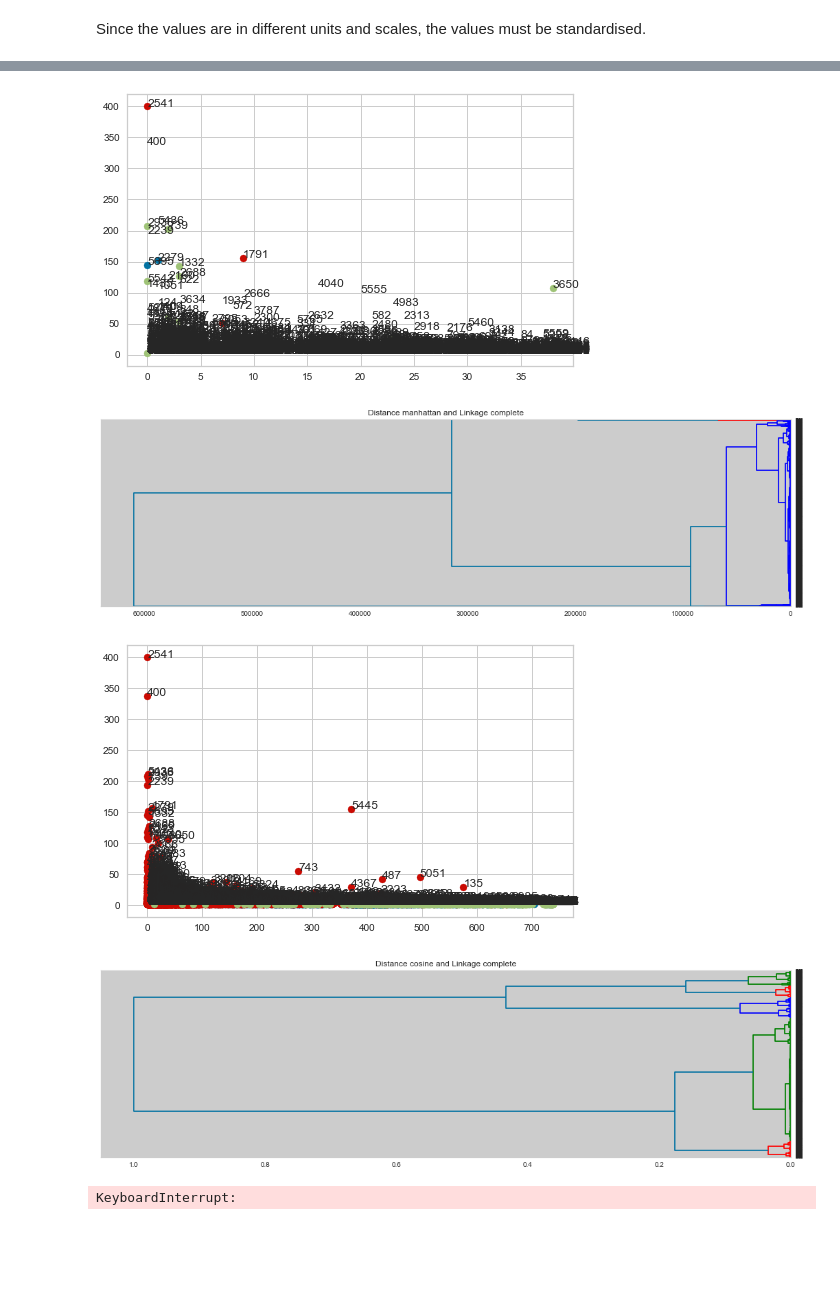
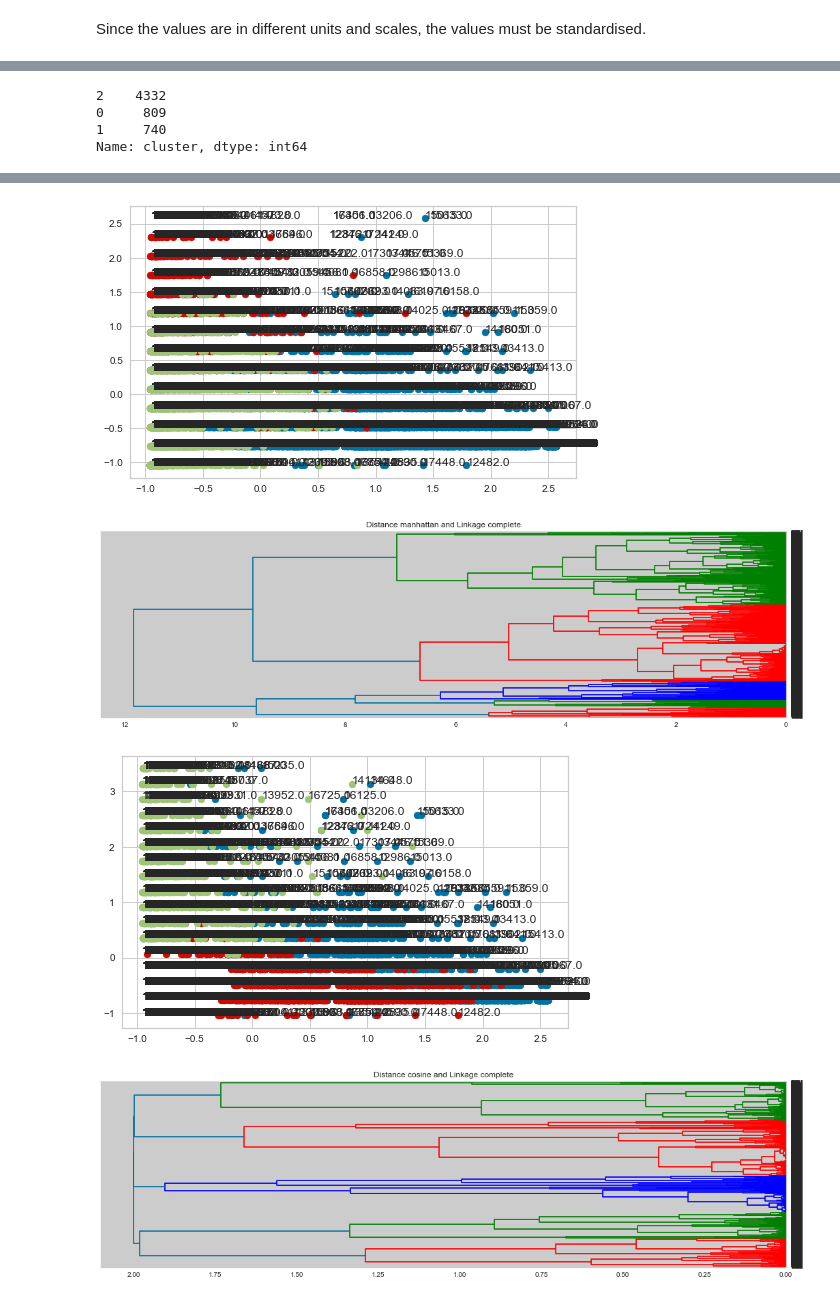
Before and after one commit to wuesten/Portfolio_2_MMS, a Jupyter notebook: market_segmentation.ipynb, the cells around one changed output, grey strips where cells are left out. Saved outputs shown, nothing was run; the diff lists cells and outputs as text; code cells hidden in the pictures; blank space fills up the shorter version.

Commit message:
new clustering

```diff
--- a/market_segmentation.ipynb
+++ b/market_segmentation.ipynb
@@ -691,2 +620,0 @@ agg = cluster.AgglomerativeClustering(n_clusters=3, affinity='euclidean', linkag
-# %%
-labels = agg.fit_predict(rfm_df_sc)
@@ -703,27 +620,0 @@ for i in [0,1,2]:
-# %%
-def create_linkage(agg):
-    n_samples = len(agg.labels_)
-    counts = np.zeros(agg.children_.shape[0])
-    for i, merge in enumerate(agg.children_):
-        current_count = 0
-        #print (i, merge)
-        for child_idx in merge:
-            if child_idx < n_samples:
-                current_count += 1  # leaf node
-            else:
-                current_count += counts[child_idx - n_samples]
-        counts[i] = current_count
-    linkage_matrix = np.column_stack([agg.children_, agg.distances_,counts]).astype(float)
-    return linkage_matrix
-
-hierarchy.set_link_color_palette(['red', 'green', 'blue'])
-plt.figure(figsize=(40,20))
-dendrogram(
-    create_linkage(agg),
-    color_threshold=6
-    ,
-    orientation='left',
-    labels=rfm_df_sc.index,
-    leaf_rotation=0)
-#plt.savefig('results/decathlon_dendrogram.pdf')
-plt.show()
@@ -731,0 +758,5 @@ plt.show()
+# %%
+def calculate_hierach_cluster(data, clustersize):
+    clf=cluster.AgglomerativeClustering(n_clusters=i, affinity='euclidean', linkage='complete', compute_distances=True)
+    y_pred = clf.fit_predict(data)
+    return clf
@@ -731,0 +808,6 @@ plt.show()
+# %%
+agg= calculate_hierach_cluster(rfm_df_sc,2)
+rfm_df_copy["cluster"] = agg.labels_
+evaluation_df.iloc[1,4] = [np.array(rfm_df_copy,dtype=object)]
+distribution = rfm_df_copy['cluster'].value_counts()
+print(distribution)
@@ -755,7 +876,16 @@ def agglomerate(measure, cluster_size, linkage_type, df):
+# %%
+rfm_df_copy["cluster"] = labels
+distribution = rfm_df_copy['cluster'].value_counts()
+print(distribution)
+# %% [output]
+2    4332
+0     809
+1     740
+Name: cluster, dtype: int64
 # %%
 def pearson_affinity(M):
    return 1 - np.array([[pearsonr(a,b)[0] for a in M] for b in M])
 # %%
 for measure in ["euclidean","manhattan","cosine", pearson_affinity]:
-    agglomerate(measure,5,'complete', rfm_df_data)
+    agglomerate(measure,5,'complete', rfm_df_sc)
 # %% [output]
@@ -764,5 +894,4 @@ for measure in ["euclidean","manhattan","cosine", pearson_affinity]:
-[figure, old version]
+[figure, new version]
-[figure, old version]
+[figure, new version]
-[figure, old version]
+[figure, new version]
-[figure, old version]
+[figure, new version]
-KeyboardInterrupt:
```
Also changed, not shown: parts of 77 cells of this notebook.
